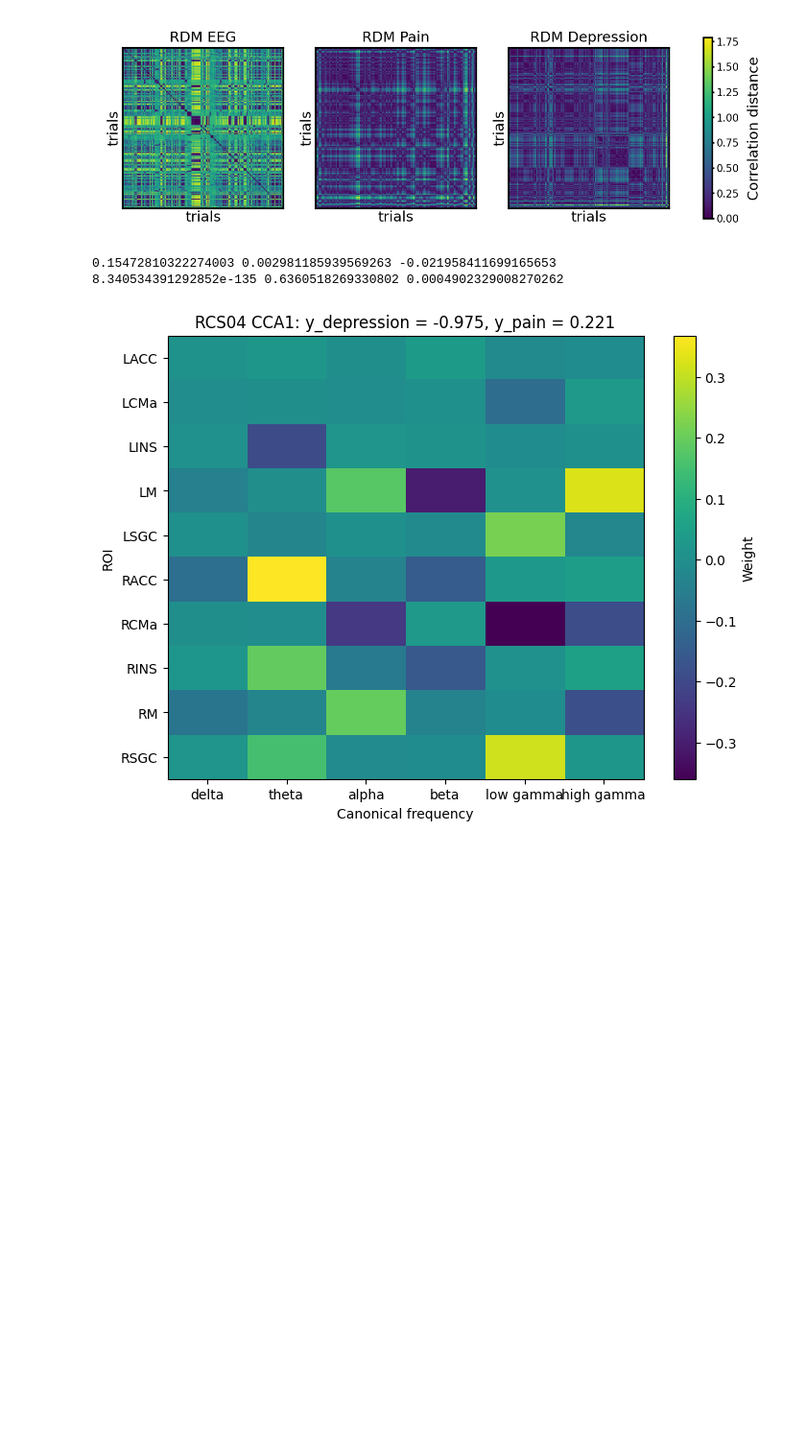
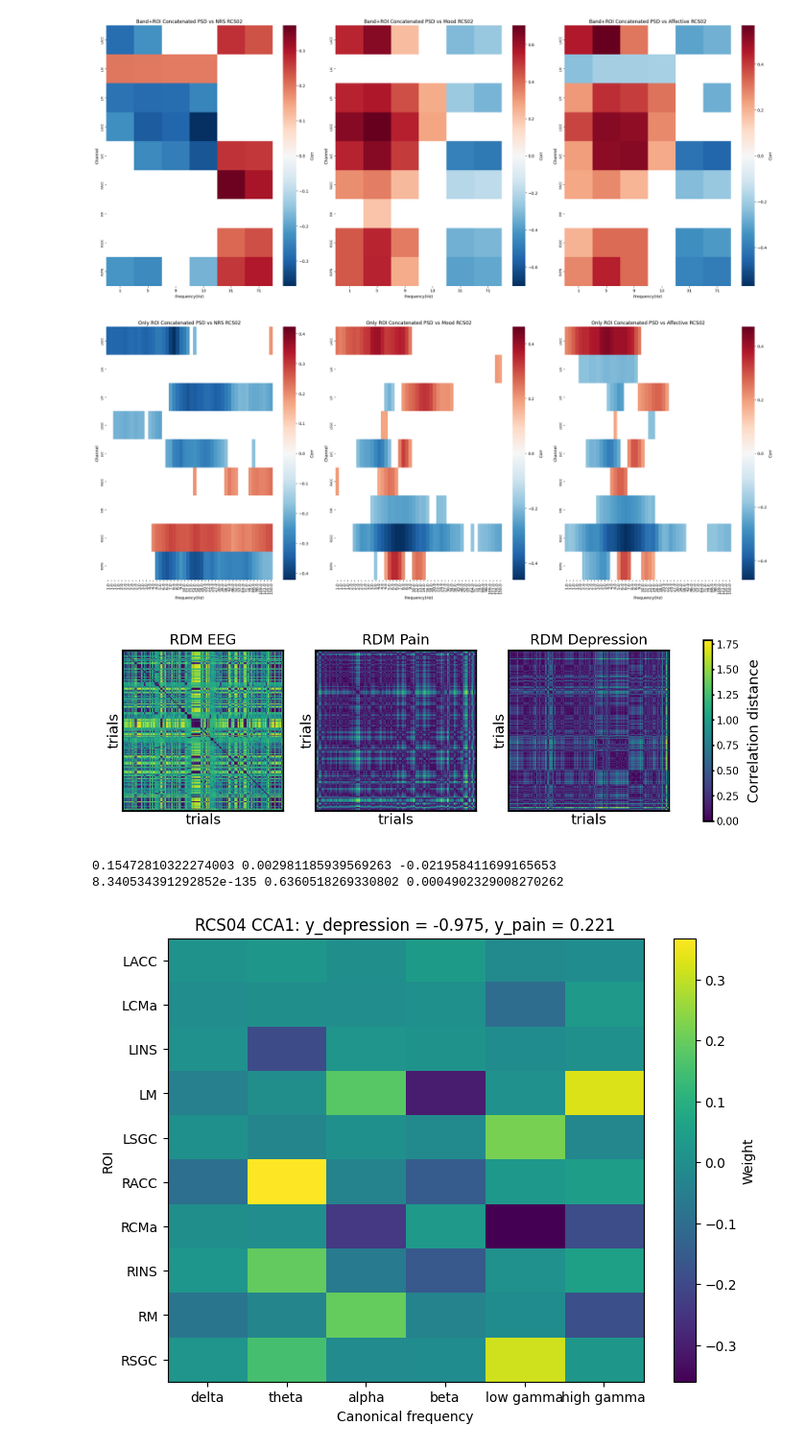
Before and after one commit to anushaballawala/chronicpain_stage0, a Jupyter notebook: multivariate_mood_BM_hazel.ipynb, the cells around one changed output. Shown at 96% size. Drawn from its saved outputs; the diff is of its cells as text; code cells hidden in the pictures; blank space fills up the shorter version.

```diff
--- a/multivariate_mood_BM_hazel.ipynb
+++ b/multivariate_mood_BM_hazel.ipynb
@@ -34,7 +34,7 @@ import seaborn as sns
 import pickle
 import os
 # %%
-ptID = "RCS06" # patient ID
+ptID = "RCS02" # patient ID
 path_string = f"/userdata/jiahuang/pain-data/Stage1-test/{ptID}/biomarker/preproc_data/all_channels/"
 pt_path = f"/userdata/rvatsyayan/AnushaData/HDF5 Pain Data/{ptID}"
 data_root = Path(path_string)
@@ -509,3 +569,46 @@ plot_heatmap_subplots([corr_vasp4_mask, corr_vasd4_mask, corr_aff4_mask], large_
+# %%
+# Correlation with permutation test
+def run_corr(x,y, n_freq, n_ch):
+    from scipy.stats import spearmanr
+    corr,p_value = spearmanr(x,y)
+    correlations = corr[:-1,-1]
+    p = p_value[:-1,-1].reshape(n_freq,n_ch)
+    new_corr = correlations.reshape(n_freq,n_ch)
+    return new_corr, p
+
+def corr_permutation(X, Y, n_freq, n_ch, n_perm=1000):
+    corr_null = np.zeros((n_perm, n_freq,n_ch))
+    corr_real, __ = run_corr(X,Y,n_freq,n_ch) #return n_freq*n_ch
+
+    for i in range(n_perm):
+        Y_perm  = np.random.permutation(Y)
+        null_stats, __ = run_corr(X,Y_perm, n_freq, n_ch)
+        corr_null[i,:,:] = null_stats
+
+    p = np.mean(np.abs(corr_null) >= np.abs(corr_real),axis=0).reshape(n_freq,n_ch)
+    return corr_real, p
+
+corr_vasd, perm_p = corr_permutation(all_data_clean_freq_roi_z, vasd_z_clean_r, len(bands), len(large_ROI))
+corr_vasd_mask = np.where(perm_p>0.05, np.nan, corr_vasd)
+corr_vasd2, perm_p = corr_permutation(all_data_clean_roi_z, vasd_z_clean_r, len(freqs), len(large_ROI))
+corr_vasd2_mask = np.where(perm_p>0.05, np.nan, corr_vasd2)
+
+corr_vasp, perm_p = corr_permutation(all_data_clean_freq_roi_z, vasp_z_clean, len(bands), len(large_ROI))
+corr_vasp_mask = np.where(perm_p>0.05, np.nan, corr_vasp)
+corr_vasp2, perm_p = corr_permutation(all_data_clean_roi_z, vasp_z_clean, len(freqs), len(large_ROI))
+corr_vasp2_mask = np.where(perm_p>0.05, np.nan, corr_vasp2)
+
+corr_aff, perm_p = corr_permutation(all_data_clean_freq_roi_z, affective_z, len(bands), len(large_ROI))
+corr_aff_mask = np.where(perm_p>0.05, np.nan, corr_aff)
+corr_aff2, perm_p = corr_permutation(all_data_clean_roi_z, affective_z, len(freqs), len(large_ROI))
+corr_aff2_mask = np.where(perm_p>0.05, np.nan, corr_aff2)
+
+plot_heatmap_subplots([corr_vasp_mask, corr_vasd_mask, corr_aff_mask], large_ROI, canonical_freq, ['Corr', 'Corr','Corr'], ['Band+ROI Concatenated PSD vs NRS %s' % (ptID), 'Band+ROI Concatenated PSD vs Mood %s' % (ptID), 'Band+ROI Concatenated PSD vs Affective %s' % (ptID)], "Masked Canonical chanel roi correlation - with affective comp - permutation ", nrows=1, ncols=3)
+
+plot_heatmap_subplots([corr_vasp2_mask, corr_vasd2_mask, corr_aff2_mask], large_ROI, freqs, ['Corr', 'Corr','Corr'], ['Only ROI Concatenated PSD vs NRS %s' % (ptID), 'Only ROI Concatenated PSD vs Mood %s' % (ptID),'Only ROI Concatenated PSD vs Affective %s' % (ptID)], "Masked Brain roi correlation - with affective comp - permutation ", nrows=1, ncols=3)
+# %% [output]
+[figure, added]
+[figure, added]
 # %%
 # Partial Correlation controlled for pain
 
```
Also changed, not shown: parts of 12 cells of this notebook, 1 other file.
